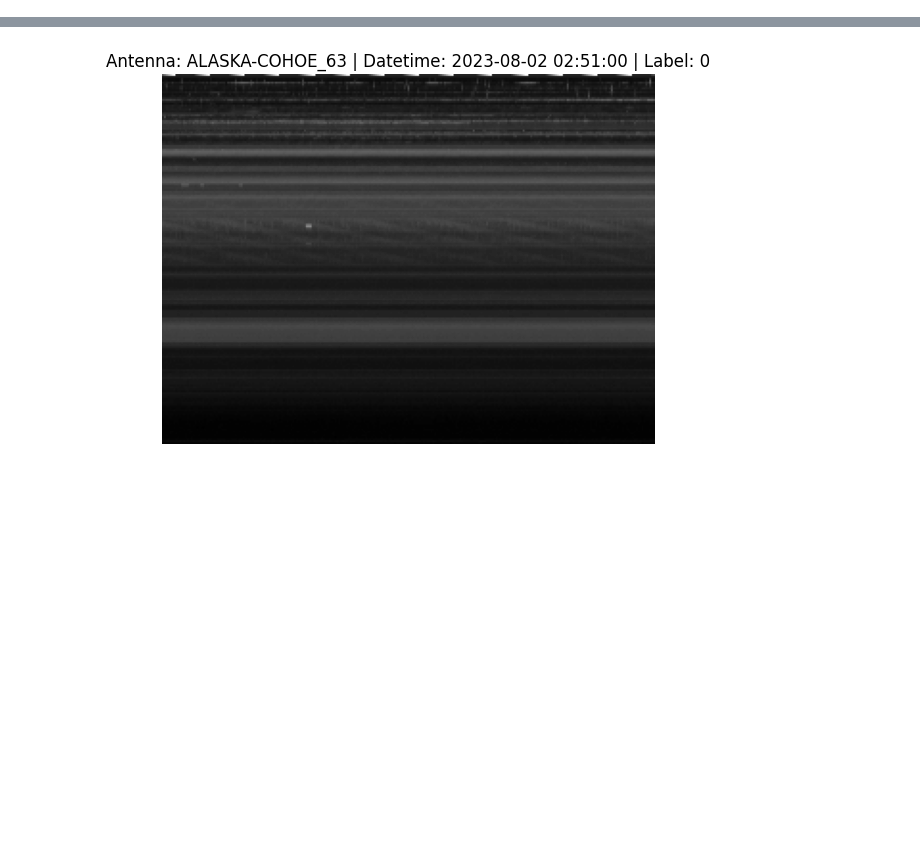
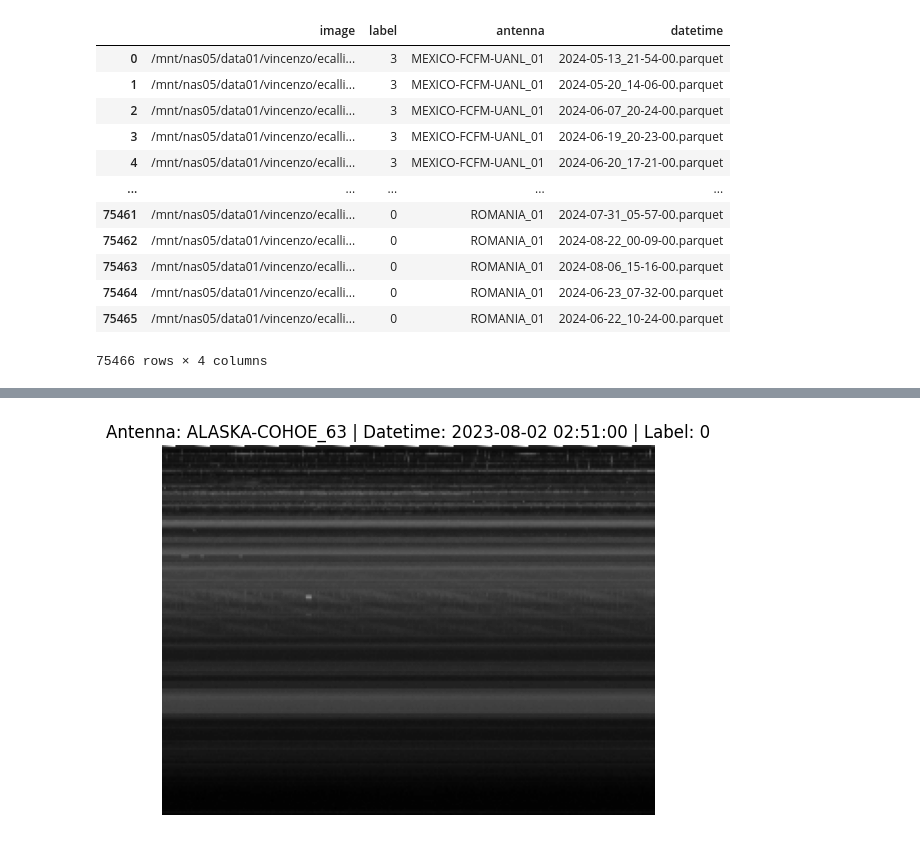
Before and after one commit to i4Ds/Radio-sunburst-labelcreation, a Jupyter notebook: hu_dataset.ipynb, the cells around one changed output, grey strips where cells are left out. Cells and saved outputs as stored; diff of their text form; code cells hidden in the pictures; blank space fills up the shorter version.

```diff
--- a/hu_dataset.ipynb
+++ b/hu_dataset.ipynb
@@ -12,5 +12,21 @@ images[0]
 # %%
 df = pd.DataFrame()
+# %%
+df
+# %% [output]
+|  | image | label | antenna | datetime |
+| 0 | /mnt/nas05/data01/vincenzo/ecalli... | 3 | MEXICO-FCFM-UANL_01 | 2024-05-13_21-54-00.parquet |
+| 1 | /mnt/nas05/data01/vincenzo/ecalli... | 3 | MEXICO-FCFM-UANL_01 | 2024-05-20_14-06-00.parquet |
+| 2 | /mnt/nas05/data01/vincenzo/ecalli... | 3 | MEXICO-FCFM-UANL_01 | 2024-06-07_20-24-00.parquet |
+| 3 | /mnt/nas05/data01/vincenzo/ecalli... | 3 | MEXICO-FCFM-UANL_01 | 2024-06-19_20-23-00.parquet |
+| 4 | /mnt/nas05/data01/vincenzo/ecalli... | 3 | MEXICO-FCFM-UANL_01 | 2024-06-20_17-21-00.parquet |
+| ... | ... | ... | ... | ... |
+| 75461 | /mnt/nas05/data01/vincenzo/ecalli... | 0 | ROMANIA_01 | 2024-07-31_05-57-00.parquet |
+| 75462 | /mnt/nas05/data01/vincenzo/ecalli... | 0 | ROMANIA_01 | 2024-08-22_00-09-00.parquet |
+| 75463 | /mnt/nas05/data01/vincenzo/ecalli... | 0 | ROMANIA_01 | 2024-08-06_15-16-00.parquet |
+| 75464 | /mnt/nas05/data01/vincenzo/ecalli... | 0 | ROMANIA_01 | 2024-06-23_07-32-00.parquet |
+| 75465 | /mnt/nas05/data01/vincenzo/ecalli... | 0 | ROMANIA_01 | 2024-06-22_10-24-00.parquet |
+75466 rows × 4 columns
 # %%
 df['image'] = images
 df['label'] = df['image'].str.split('/', expand=True)[8].astype(str)
```
Also changed, not shown: parts of 13 cells of this notebook, 4 other files.
